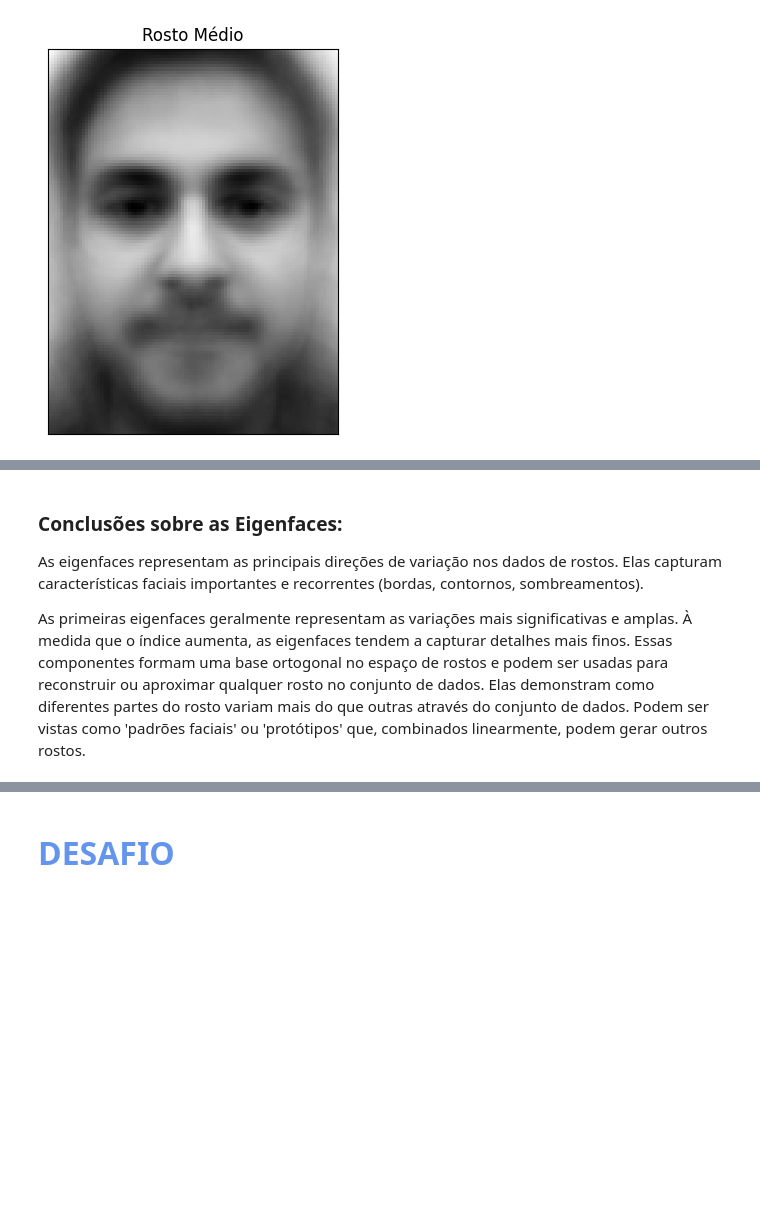
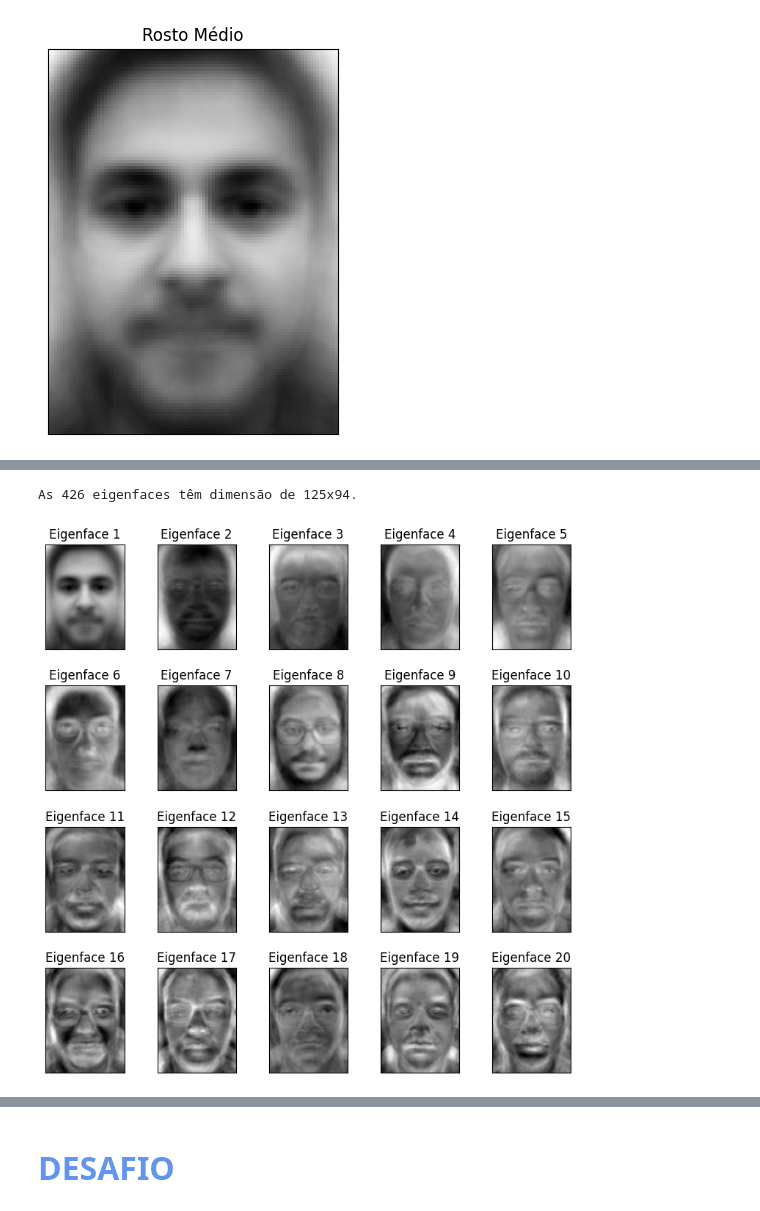
Before and after one commit to fernandabomtorin16/reconhecimento_facial, a Jupyter notebook: reconhecimento_facial.ipynb, the cells around one changed output, grey strips where cells are left out. Drawn from its saved outputs; the diff is of its cells as text; code cells hidden in the pictures; blank space fills up the shorter version.

```diff
--- a/reconhecimento_facial.ipynb
+++ b/reconhecimento_facial.ipynb
@@ -280,27 +293,30 @@ Com um baixo número de componentes principais, a imagem reconstruída é mais b
 À medida que o número de componentes principais aumenta, a imagem reconstruída se torna mais nítida e se aproxima mais da imagem original.
 # %%
 # Remodelar as componentes principais para Eigenfaces
-n_PC = 102
+n_PC = 426
 
 # Recalcular PCA com o número escolhido de componentes
 pca = PCA(n_components=n_PC)
 pca.fit(data)
 
 # Remodelar as componentes principais para ter o formato de imagem
 eigenfaces = pca.components_.reshape((n_PC, altura_lfw, largura_lfw))
 
 print(f'As {n_PC} eigenfaces têm dimensão de {altura_lfw}x{largura_lfw}.')
 
 # Plotar as primeiras 20 eigenfaces
 n_row = 4
 n_col = 5
 plt.figure(figsize=(1.5 * n_col, 2 * n_row))
 plt.subplots_adjust(bottom=0, left=.01, right=.99, top=.90, hspace=.35)
 for i in range(min(n_PC, n_row * n_col)):
     plt.subplot(n_row, n_col, i + 1)
     plt.imshow(eigenfaces[i], cmap='gray')
     plt.title(f'Eigenface {i+1}')
     plt.xticks(())
     plt.yticks(())
 
 plt.show()
+# %% [output]
+As 426 eigenfaces têm dimensão de 125x94.
+[figure, added]
@@ -321,8 +323,3 @@ plt.show()
-# %% [markdown]
-### **Conclusões sobre as Eigenfaces:**
-As eigenfaces representam as principais direções de variação nos dados de rostos. Elas capturam características faciais importantes e recorrentes (bordas, contornos, sombreamentos).
-
-As primeiras eigenfaces geralmente representam as variações mais significativas e amplas. À medida que o índice aumenta, as eigenfaces tendem a capturar detalhes mais finos. Essas componentes formam uma base ortogonal no espaço de rostos e podem ser usadas para reconstruir ou aproximar qualquer rosto no conjunto de dados. Elas demonstram como diferentes partes do rosto variam mais do que outras através do conjunto de dados. Podem ser vistas como 'padrões faciais' ou 'protótipos' que, combinados linearmente, podem gerar outros rostos.
 # %%
 # Salvar os dados do PCA
 # Caminho para salvar os arquivos no Google Drive
```
Also changed, not shown: parts of 32 cells of this notebook.
